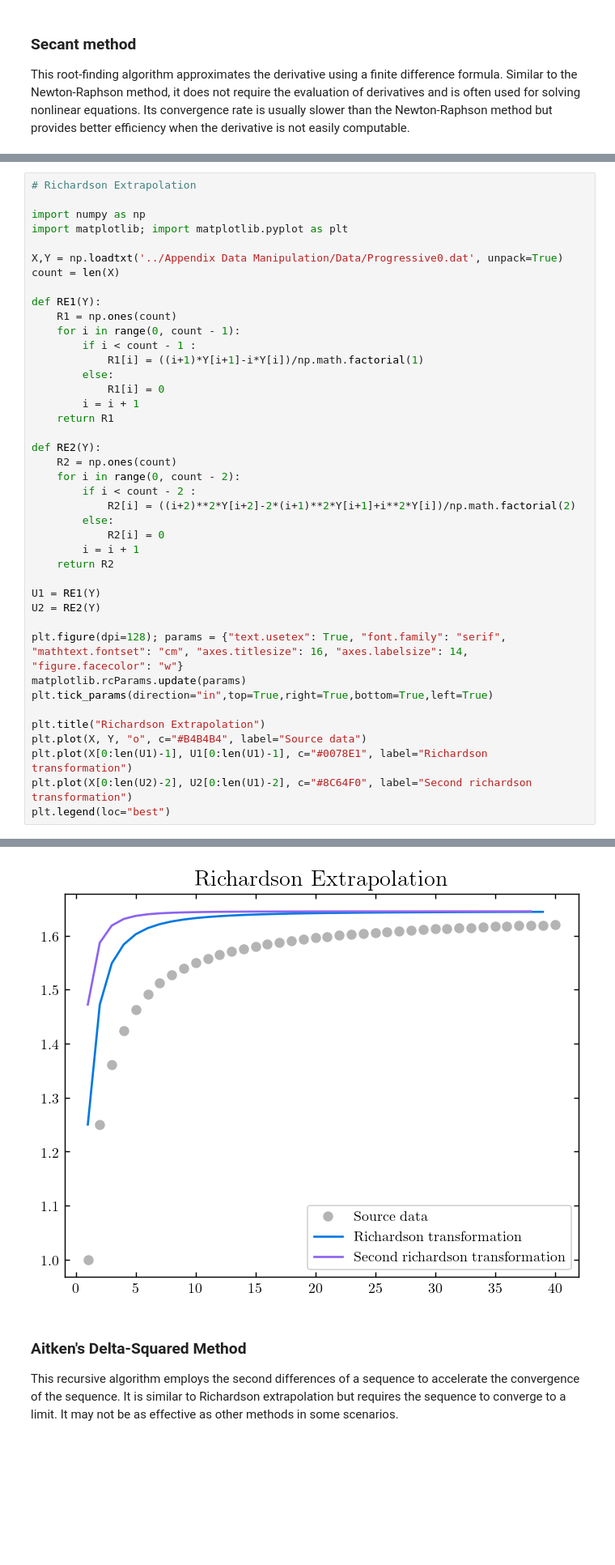
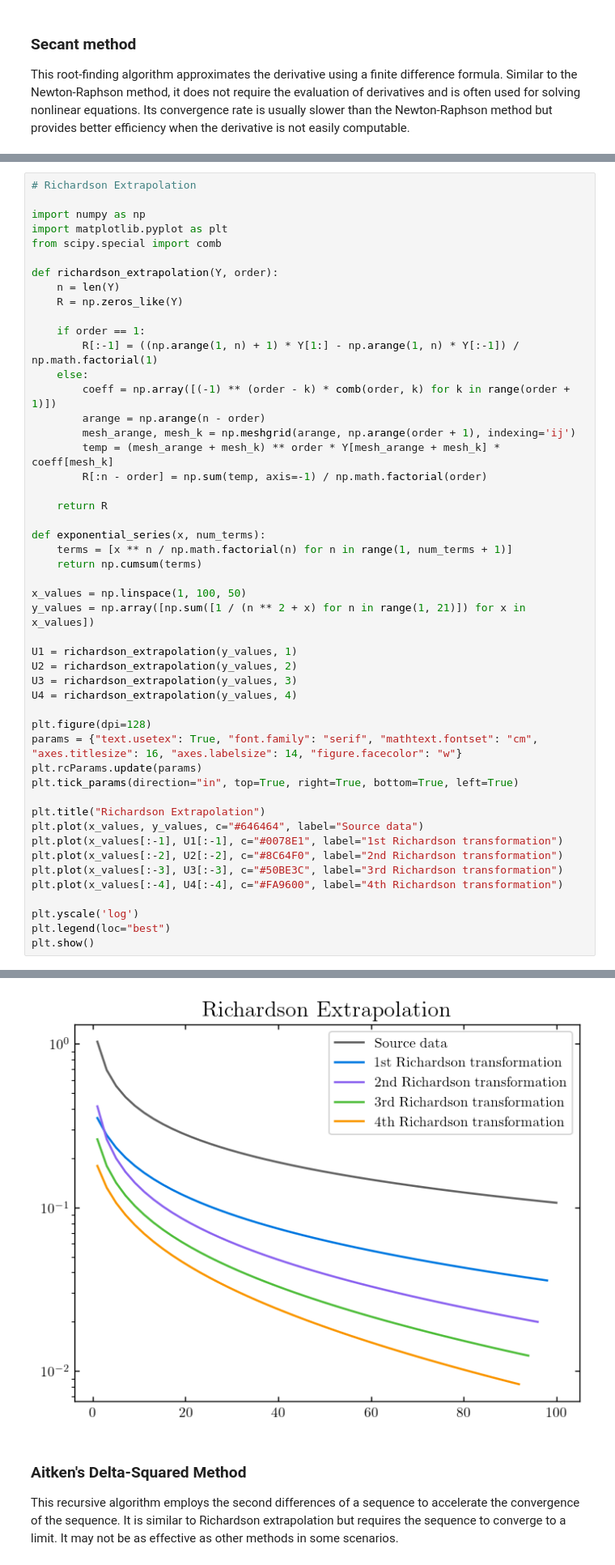
Before and after one commit to Photonico/Computational_Physics_Topics, a Jupyter notebook: Appendix Algorithms and Numerical Methods/Acceleration.ipynb, the cells around one changed output, grey strips where cells are left out. Shown at 81% size. Cells and saved outputs as stored; diff of their text form; blank space fills up the shorter version.

```diff
--- a/Appendix Algorithms and Numerical Methods/Acceleration.ipynb
+++ b/Appendix Algorithms and Numerical Methods/Acceleration.ipynb
@@ -49,41 +58,49 @@ In summary, Richardson extrapolation is a powerful technique for improving the a
 # Richardson Extrapolation
 
 import numpy as np
-import matplotlib; import matplotlib.pyplot as plt
+import matplotlib.pyplot as plt
+from scipy.special import comb
 
-X,Y = np.loadtxt('../Appendix Data Manipulation/Data/Progressive0.dat', unpack=True)
-count = len(X)
+def richardson_extrapolation(Y, order):
+    n = len(Y)
+    R = np.zeros_like(Y)
 
-def RE1(Y):
-    R1 = np.ones(count)
-    for i in range(0, count - 1):
-        if i < count - 1 :
-            R1[i] = ((i+1)*Y[i+1]-i*Y[i])/np.math.factorial(1)
-        else:
-            R1[i] = 0
-        i = i + 1
-    return R1
+    if order == 1:
+        R[:-1] = ((np.arange(1, n) + 1) * Y[1:] - np.arange(1, n) * Y[:-1]) / np.math.factorial(1)
+    else:
+        coeff = np.array([(-1) ** (order - k) * comb(order, k) for k in range(order + 1)])
+        arange = np.arange(n - order)
+        mesh_arange, mesh_k = np.meshgrid(arange, np.arange(order + 1), indexing='ij')
+        temp = (mesh_arange + mesh_k) ** order * Y[mesh_arange + mesh_k] * coeff[mesh_k]
+        R[:n - order] = np.sum(temp, axis=-1) / np.math.factorial(order)
 
-def RE2(Y):
-    R2 = np.ones(count)
-    for i in range(0, count - 2):
-        if i < count - 2 :
-            R2[i] = ((i+2)**2*Y[i+2]-2*(i+1)**2*Y[i+1]+i**2*Y[i])/np.math.factorial(2)
-        else:
-            R2[i] = 0
-        i = i + 1
-    return R2
+    return R
 
-U1 = RE1(Y)
-U2 = RE2(Y)
+def exponential_series(x, num_terms):
+    terms = [x ** n / np.math.factorial(n) for n in range(1, num_terms + 1)]
+    return np.cumsum(terms)
 
-plt.figure(dpi=128); params = {"text.usetex": True, "font.family": "serif", "mathtext.fontset": "cm", "axes.titlesize": 16, "axes.labelsize": 14, "figure.facecolor": "w"}
-matplotlib.rcParams.update(params)
-plt.tick_params(direction="in",top=True,right=True,bottom=True,left=True)
+x_values = np.linspace(1, 100, 50)
+y_values = np.array([np.sum([1 / (n ** 2 + x) for n in range(1, 21)]) for x in x_values])
+
+U1 = richardson_extrapolation(y_values, 1)
+U2 = richardson_extrapolation(y_values, 2)
+U3 = richardson_extrapolation(y_values, 3)
+U4 = richardson_extrapolation(y_values, 4)
+
+plt.figure(dpi=128)
+params = {"text.usetex": True, "font.family": "serif", "mathtext.fontset": "cm", "axes.titlesize": 16, "axes.labelsize": 14, "figure.facecolor": "w"}
+plt.rcParams.update(params)
+plt.tick_params(direction="in", top=True, right=True, bottom=True, left=True)
 
 plt.title("Richardson Extrapolation")
-plt.plot(X, Y, "o", c="#B4B4B4", label="Source data")
-plt.plot(X[0:len(U1)-1], U1[0:len(U1)-1], c="#0078E1", label="Richardson transformation")
-plt.plot(X[0:len(U2)-2], U2[0:len(U1)-2], c="#8C64F0", label="Second richardson transformation")
+plt.plot(x_values, y_values, c="#646464", label="Source data")
+plt.plot(x_values[:-1], U1[:-1], c="#0078E1", label="1st Richardson transformation")
+plt.plot(x_values[:-2], U2[:-2], c="#8C64F0", label="2nd Richardson transformation")
+plt.plot(x_values[:-3], U3[:-3], c="#50BE3C", label="3rd Richardson transformation")
+plt.plot(x_values[:-4], U4[:-4], c="#FA9600", label="4th Richardson transformation")
+
+plt.yscale('log')
 plt.legend(loc="best")
+plt.show()
 # %% [output]
@@ -91,4 +107,4 @@ plt.legend(loc="best")
-[figure, old version]
+[figure, new version]
 # %% [markdown]
 ### Aitken's Delta-Squared Method
 
```
Also changed, not shown: parts of 4 cells of this notebook.
